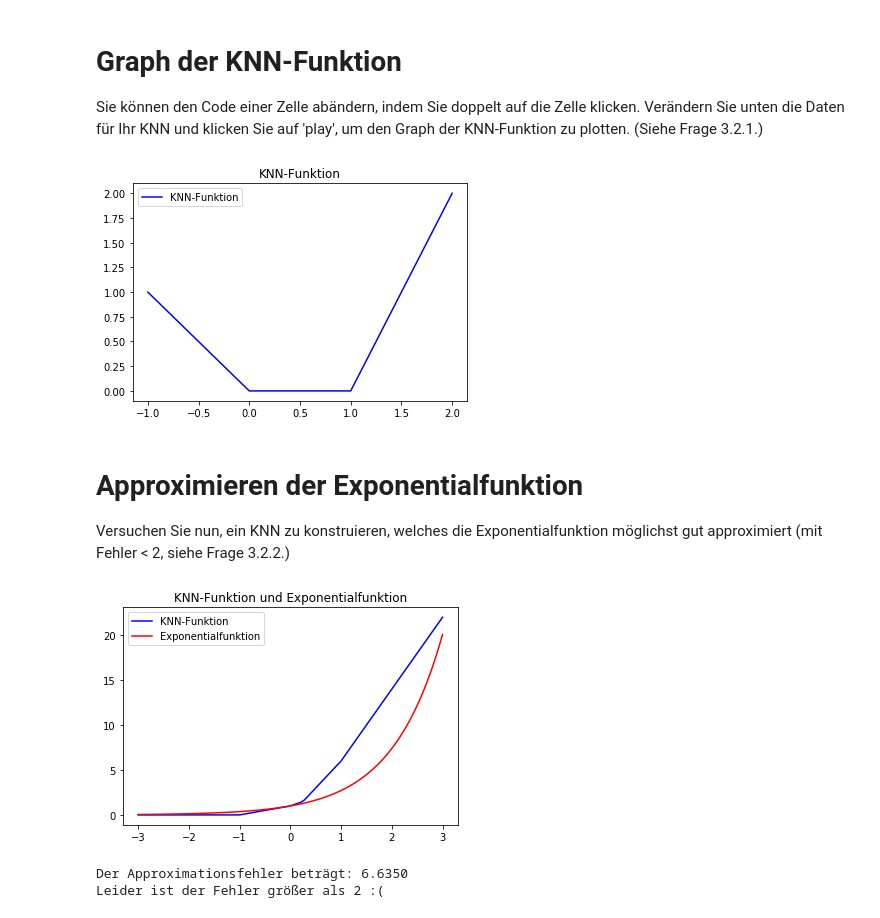
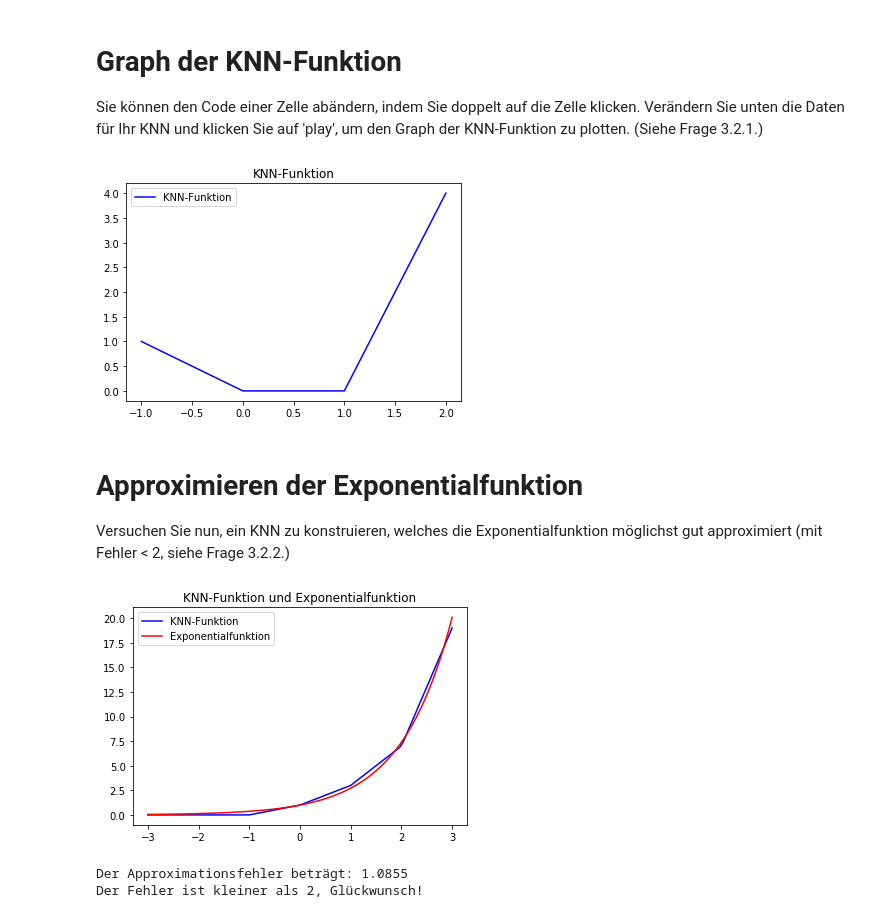
Before and after one commit to Sammy-Jankins/KNN_Lernen, a Jupyter notebook: Notebooks/KNN1.ipynb, the cells around one changed output. Saved outputs shown, nothing was run; the diff lists cells and outputs as text; code cells hidden in the pictures.

```diff
--- a/Notebooks/KNN1.ipynb
+++ b/Notebooks/KNN1.ipynb
@@ -17,18 +17,18 @@ Verändern Sie unten die Daten für Ihr KNN und klicken Sie auf 'play', um den G
 # %%
 #Ein Input-Neuron
 Anzahl_verborgene_Neuronen = 2
-Bias = "Ja" # mögliche Werte: "Ja", "Nein"
+Bias = "Nein" # mögliche Werte: "Ja", "Nein"
 Aktivierungsfunktion = "ReLU" # mögliche Werte: "ReLU", "Linear", "Sigmoid"
 Input_Gewichte = [-1,2]
 Bias_Gewichte = [0,-2]
-Output_Gewichte = [1,1]
+Output_Gewichte = [1,2]
 
 Daten = [Anzahl_verborgene_Neuronen, Bias, Aktivierungsfunktion, Input_Gewichte, Bias_Gewichte, Output_Gewichte]
 Plot_linke_Grenze = -1
 Plot_rechte_Grenze = 2
 knn.Graph_KNN_Funktion(Daten, Plot_linke_Grenze, Plot_rechte_Grenze)
 # %% [output]
-[figure, old version]
+[figure, new version]
 # %% [markdown]
 # Approximieren der Exponentialfunktion
 
@@ -36,15 +36,15 @@ Versuchen Sie nun, ein KNN zu konstruieren, welches die Exponentialfunktion mög
 # %%
 #Ein Input-Neuron
 Anzahl_verborgene_Neuronen = 4
 Bias = "Ja" # mögliche Werte: "Ja", "Nein"
 Aktivierungsfunktion = "ReLU" # mögliche Werte: "ReLU", "Linear", "Sigmoid"
-Input_Gewichte = [1,1,2,4]#[1,1,2,8]
-Bias_Gewichte = [0,1,-2,-1]#[0,1,-2,-16]
+Input_Gewichte = [1,1,2,8]#[1,1,2,8]
+Bias_Gewichte = [0,1,-2,-16]#[0,1,-2,-16]
 Output_Gewichte = [1,1,1,1]
 
 Daten = [Anzahl_verborgene_Neuronen, Bias, Aktivierungsfunktion, Input_Gewichte, Bias_Gewichte, Output_Gewichte]
 knn.Graph_KNN_Funktion_Expo(Daten)
 # %% [output]
-[figure, old version]
+[figure, new version]
-Der Approximationsfehler beträgt: 6.6350
-Leider ist der Fehler größer als 2 :(
+Der Approximationsfehler beträgt: 1.0855
+Der Fehler ist kleiner als 2, Glückwunsch!
```
Also changed, not shown: 1 other file.
